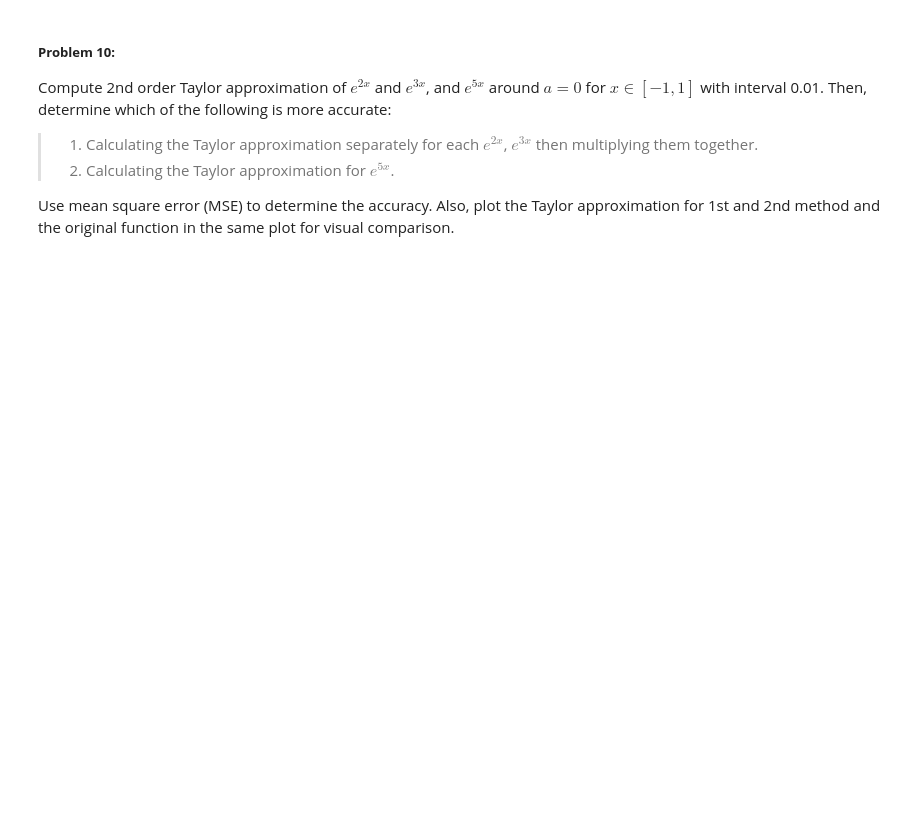
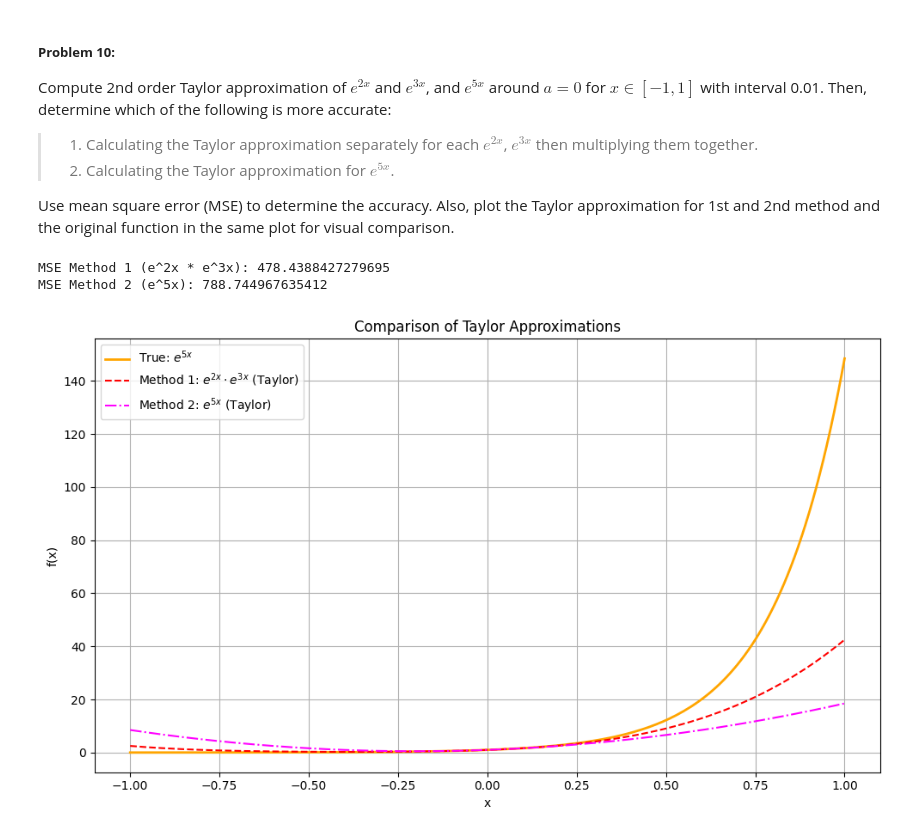
Before and after one commit to nur303/Problem-solve, a Jupyter notebook: Lab_Assignment_01.ipynb, the cells around one changed output. Saved outputs shown, nothing was run; the diff lists cells and outputs as text; code cells hidden in the pictures; blank space fills up the shorter version.

```diff
--- a/Lab_Assignment_01.ipynb
+++ b/Lab_Assignment_01.ipynb
@@ -166,0 +244,34 @@ Use mean square error (MSE) to determine the accuracy. Also, plot the Taylor app
+# %%
+x = np.arange(-1, 1.01, 0.01)
+
+true_f = np.exp(5 * x)
+
+taylor_e2x = 1 + 2*x + (4 * x**2) / 2
+taylor_e3x = 1 + 3*x + (9 * x**2) / 2
+taylor_e5x = 1 + 5*x + (25 * x**2) / 2
+
+method1 = taylor_e2x * taylor_e3x
+
+method2 = taylor_e5x
+
+mse_method1 = np.mean((true_f - method1)**2)
+mse_method2 = np.mean((true_f - method2)**2)
+
+print("MSE Method 1 (e^2x * e^3x):", mse_method1)
+print("MSE Method 2 (e^5x):", mse_method2)
+
+plt.figure(figsize=(10, 6))
+plt.plot(x, true_f, label='True: $e^{5x}$', linewidth=2, color='orange')
+plt.plot(x, method1, '--', label='Method 1: $e^{2x} \\cdot e^{3x}$ (Taylor)', color='red')
+plt.plot(x, method2, '-.', label='Method 2: $e^{5x}$ (Taylor)', color='magenta')
+plt.title("Comparison of Taylor Approximations")
+plt.xlabel("x")
+plt.ylabel("f(x)")
+plt.legend()
+plt.grid(True)
+plt.tight_layout()
+plt.show()
+# %% [output]
+MSE Method 1 (e^2x * e^3x): 478.4388427279695
+MSE Method 2 (e^5x): 788.744967635412
+[figure, added]
```
Also changed, not shown: parts of 7 cells of this notebook.
